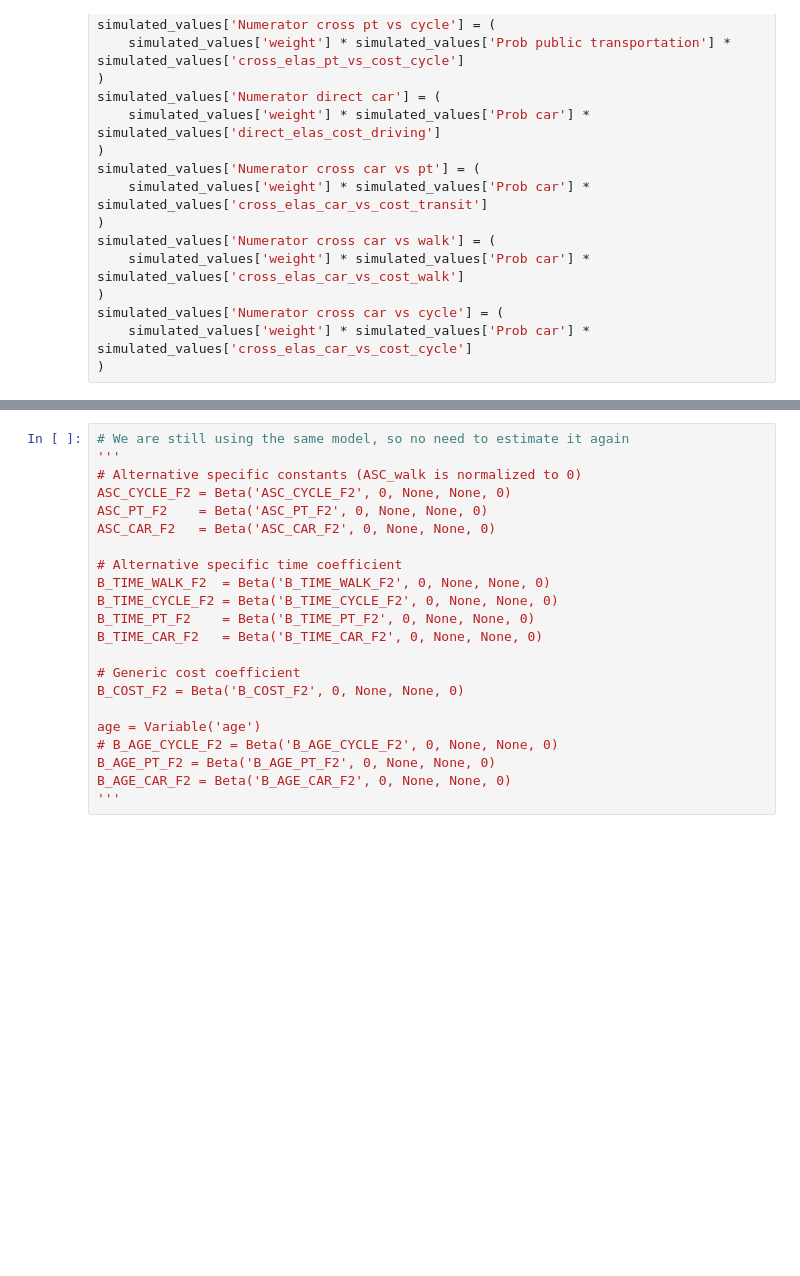
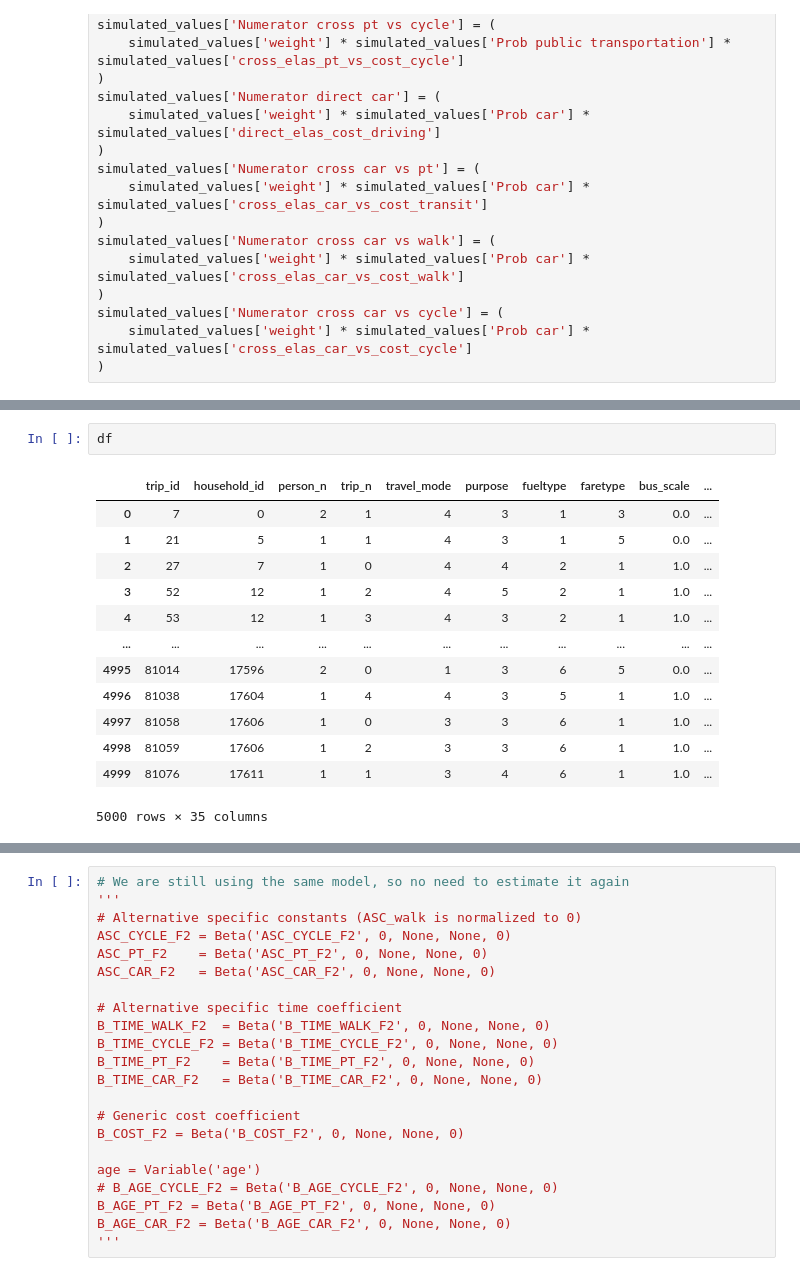
Before and after one commit to d23845jg/mmb_project_lpmc, a Jupyter notebook: forecastv2.ipynb, the cells around one changed output, grey strips where cells are left out. Saved outputs shown, nothing was run; the diff lists cells and outputs as text; blank space fills up the shorter version.

```diff
--- a/forecastv2.ipynb
+++ b/forecastv2.ipynb
@@ -1693,3 +1749,19 @@ revenue_pt_scen2 = (simulated_values['Prob public transportation'] * df_scen2['c
+# %%
+df
+# %% [output]
+|  | trip_id | household_id | person_n | trip_n | travel_mode | purpose | fueltype | faretype | bus_scale | ... |
+| 0 | 7 | 0 | 2 | 1 | 4 | 3 | 1 | 3 | 0.0 | ... |
+| 1 | 21 | 5 | 1 | 1 | 4 | 3 | 1 | 5 | 0.0 | ... |
+| 2 | 27 | 7 | 1 | 0 | 4 | 4 | 2 | 1 | 1.0 | ... |
+| 3 | 52 | 12 | 1 | 2 | 4 | 5 | 2 | 1 | 1.0 | ... |
+| 4 | 53 | 12 | 1 | 3 | 4 | 3 | 2 | 1 | 1.0 | ... |
+| ... | ... | ... | ... | ... | ... | ... | ... | ... | ... | ... |
+| 4995 | 81014 | 17596 | 2 | 0 | 1 | 3 | 6 | 5 | 0.0 | ... |
+| 4996 | 81038 | 17604 | 1 | 4 | 4 | 3 | 5 | 1 | 1.0 | ... |
+| 4997 | 81058 | 17606 | 1 | 0 | 3 | 3 | 6 | 1 | 1.0 | ... |
+| 4998 | 81059 | 17606 | 1 | 2 | 3 | 3 | 6 | 1 | 1.0 | ... |
+| 4999 | 81076 | 17611 | 1 | 1 | 3 | 4 | 6 | 1 | 1.0 | ... |
+5000 rows × 35 columns
 # %%
 print(f'direct_agg_pt: {direct_agg_pt:.5f} - Direct aggregation for public transport')
 print(f'cross_agg_pt_vs_new_car: {cross_agg_pt_vs_new_car:.5f} - Cross aggregation for public transport vs new car')
```
Also changed, not shown: parts of 13 cells of this notebook.
